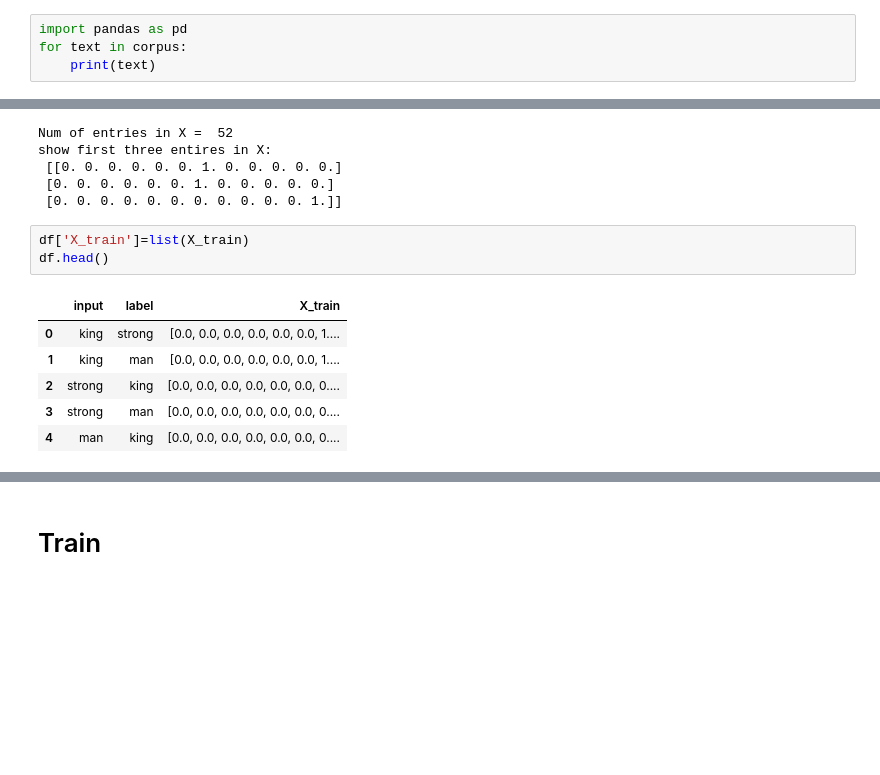
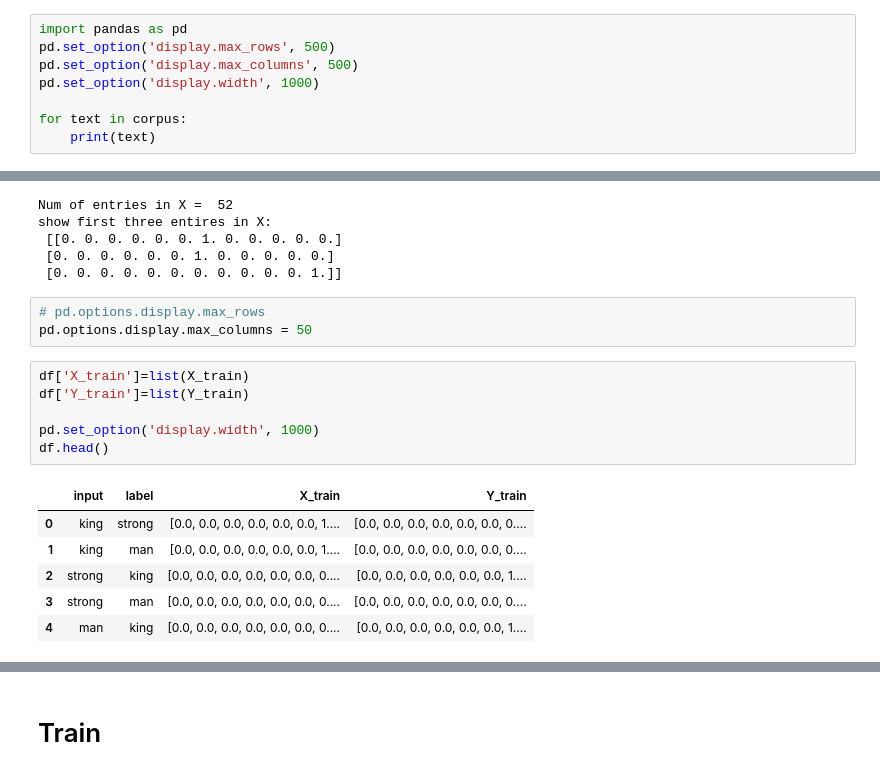
Before and after one commit to ftk1000/w2v_ftk1000, a Jupyter notebook: word2vec_tensorflow.ipynb, the cells around one changed output, grey strips where cells are left out. Drawn from its saved outputs; the diff is of its cells as text; blank space fills up the shorter version.

```diff
--- a/word2vec_tensorflow.ipynb
+++ b/word2vec_tensorflow.ipynb
@@ -105,6 +118,10 @@ word2int
  'young': 10}
 # %%
 import pandas as pd
+pd.set_option('display.max_rows', 500)
+pd.set_option('display.max_columns', 500)
+pd.set_option('display.width', 1000)
+
 for text in corpus:
     print(text)
 # %% [output]
@@ -207,13 +241,19 @@ show first three entires in X:
  [[0. 0. 0. 0. 0. 0. 1. 0. 0. 0. 0. 0.]
  [0. 0. 0. 0. 0. 0. 1. 0. 0. 0. 0. 0.]
  [0. 0. 0. 0. 0. 0. 0. 0. 0. 0. 0. 1.]]
+# %%
+# pd.options.display.max_rows
+pd.options.display.max_columns = 50
 # %%
 df['X_train']=list(X_train)
+df['Y_train']=list(Y_train)
+
+pd.set_option('display.width', 1000)
 df.head()
 # %% [output]
-|  | input | label | X_train |
-| 0 | king | strong | [0.0, 0.0, 0.0, 0.0, 0.0, 0.0, 1.... |
-| 1 | king | man | [0.0, 0.0, 0.0, 0.0, 0.0, 0.0, 1.... |
-| 2 | strong | king | [0.0, 0.0, 0.0, 0.0, 0.0, 0.0, 0.... |
-| 3 | strong | man | [0.0, 0.0, 0.0, 0.0, 0.0, 0.0, 0.... |
-| 4 | man | king | [0.0, 0.0, 0.0, 0.0, 0.0, 0.0, 0.... |
+|  | input | label | X_train | Y_train |
+| 0 | king | strong | [0.0, 0.0, 0.0, 0.0, 0.0, 0.0, 1.... | [0.0, 0.0, 0.0, 0.0, 0.0, 0.0, 0.... |
+| 1 | king | man | [0.0, 0.0, 0.0, 0.0, 0.0, 0.0, 1.... | [0.0, 0.0, 0.0, 0.0, 0.0, 0.0, 0.... |
+| 2 | strong | king | [0.0, 0.0, 0.0, 0.0, 0.0, 0.0, 0.... | [0.0, 0.0, 0.0, 0.0, 0.0, 0.0, 1.... |
+| 3 | strong | man | [0.0, 0.0, 0.0, 0.0, 0.0, 0.0, 0.... | [0.0, 0.0, 0.0, 0.0, 0.0, 0.0, 0.... |
+| 4 | man | king | [0.0, 0.0, 0.0, 0.0, 0.0, 0.0, 0.... | [0.0, 0.0, 0.0, 0.0, 0.0, 0.0, 1.... |
```
Also changed, not shown: parts of 13 cells of this notebook.
